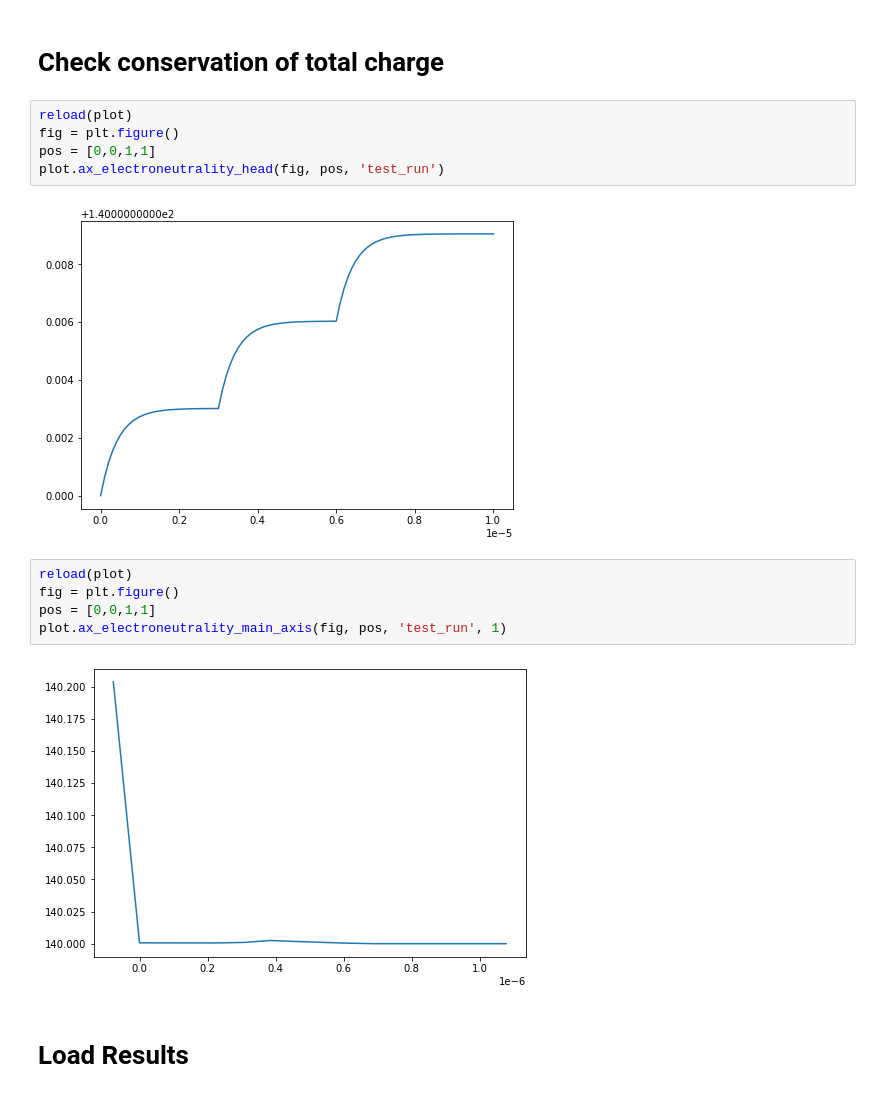
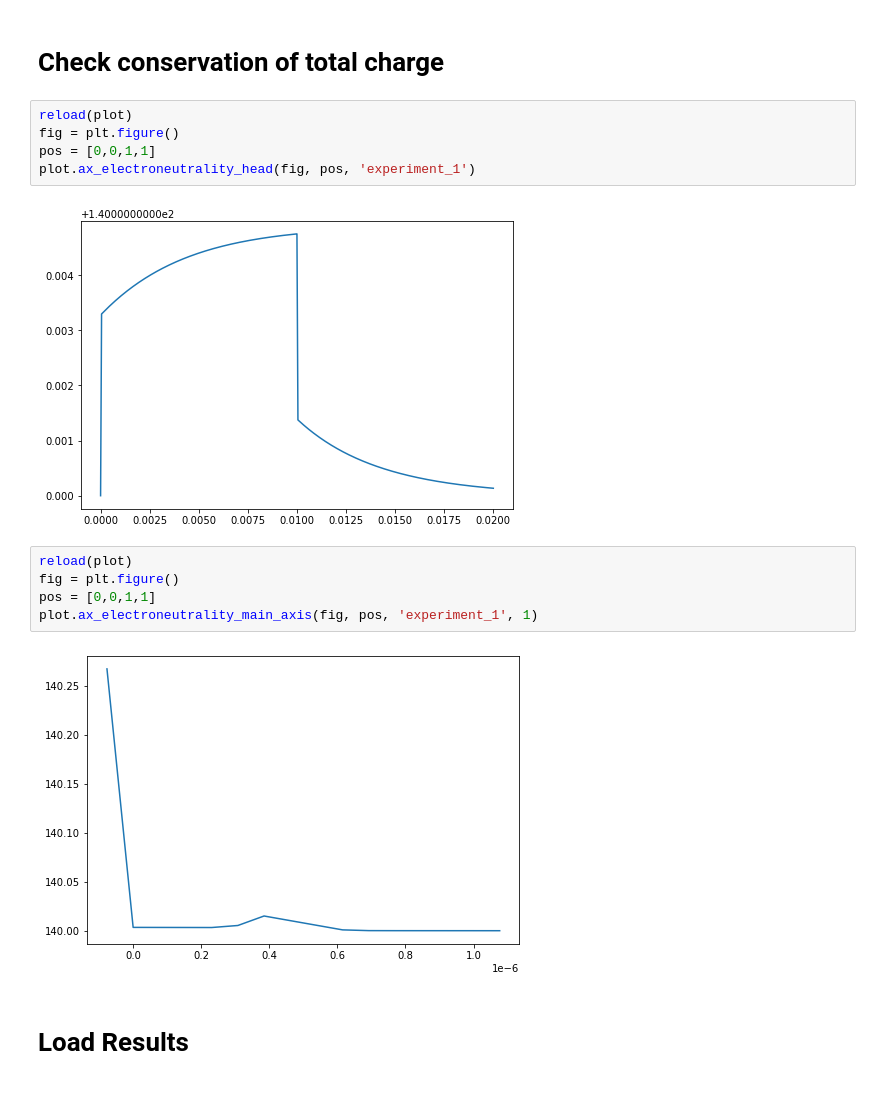
Before and after one commit to feblmu/Eberhardt2024Ion-concentration, a Jupyter notebook: notebooks/analyze_full_run.ipynb, the cells around one changed output. Cells and saved outputs as stored; diff of their text form.

```diff
--- a/notebooks/analyze_full_run.ipynb
+++ b/notebooks/analyze_full_run.ipynb
@@ -17,17 +17,17 @@ from constants import parameter_sets
 # %%
 reload(plot)
 fig = plt.figure()
 pos = [0,0,1,1]
-plot.ax_electroneutrality_head(fig, pos, 'test_run')
+plot.ax_electroneutrality_head(fig, pos, 'experiment_1')
 # %% [output]
-[figure, old version]
+[figure, new version]
 # %%
 reload(plot)
 fig = plt.figure()
 pos = [0,0,1,1]
-plot.ax_electroneutrality_main_axis(fig, pos, 'test_run', 1)
+plot.ax_electroneutrality_main_axis(fig, pos, 'experiment_1', 1)
 # %% [output]
-[figure, old version]
+[figure, new version]
 # %% [markdown]
 # Load Results
 # %%
```
Also changed, not shown: parts of 19 cells of this notebook, 10 other files.
